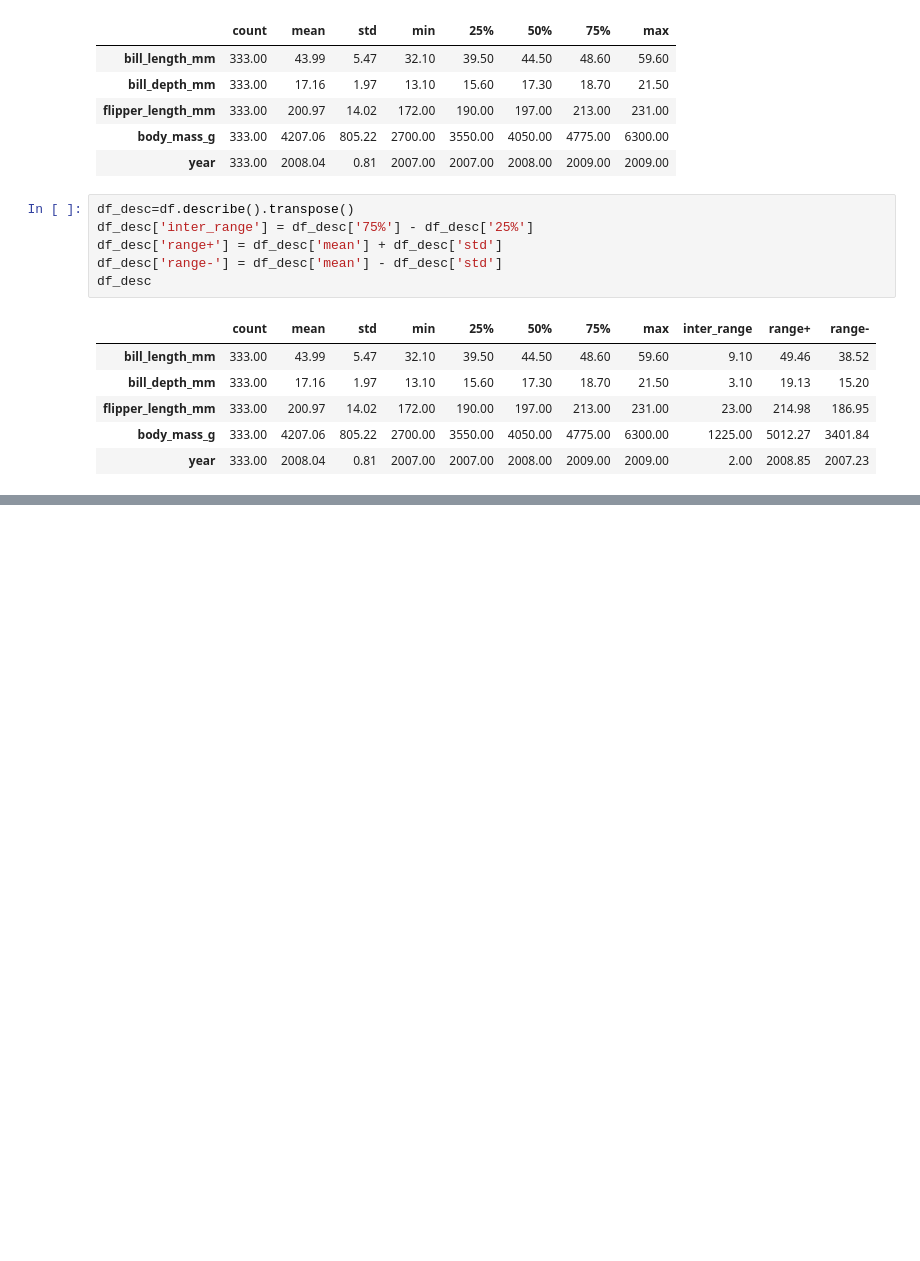
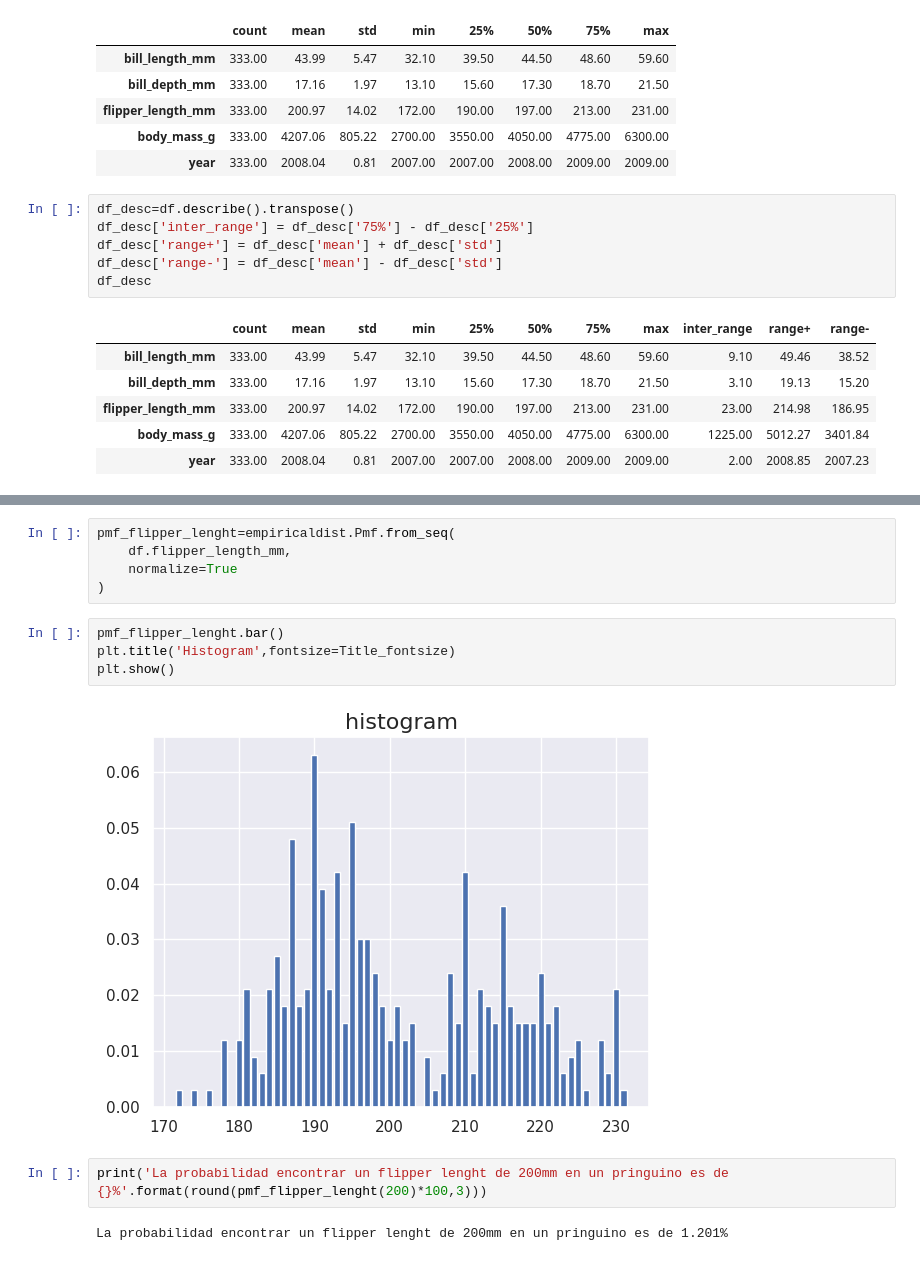
Before and after one commit to AleexSilva/Training-EDA, a Jupyter notebook: python-files/intro.ipynb, the cells around one changed output, grey strips where cells are left out. Saved outputs shown, nothing was run; the diff lists cells and outputs as text; blank space fills up the shorter version.

```diff
--- a/python-files/intro.ipynb
+++ b/python-files/intro.ipynb
@@ -461,0 +501,15 @@ ModuleNotFoundError: No module named 'scipy'
+# %%
+pmf_flipper_lenght=empiricaldist.Pmf.from_seq(
+    df.flipper_length_mm,
+    normalize=True
+)
+# %%
+pmf_flipper_lenght.bar()
+plt.title('Histogram',fontsize=Title_fontsize)
+plt.show()
+# %% [output]
+[figure, added]
+# %%
+print('La probabilidad encontrar un flipper lenght de 200mm en un pringuino es de {}%'.format(round(pmf_flipper_lenght(200)*100,3)))
+# %% [output]
+La probabilidad encontrar un flipper lenght de 200mm en un pringuino es de 1.201%
```
Also changed, not shown: parts of 17 cells of this notebook.
